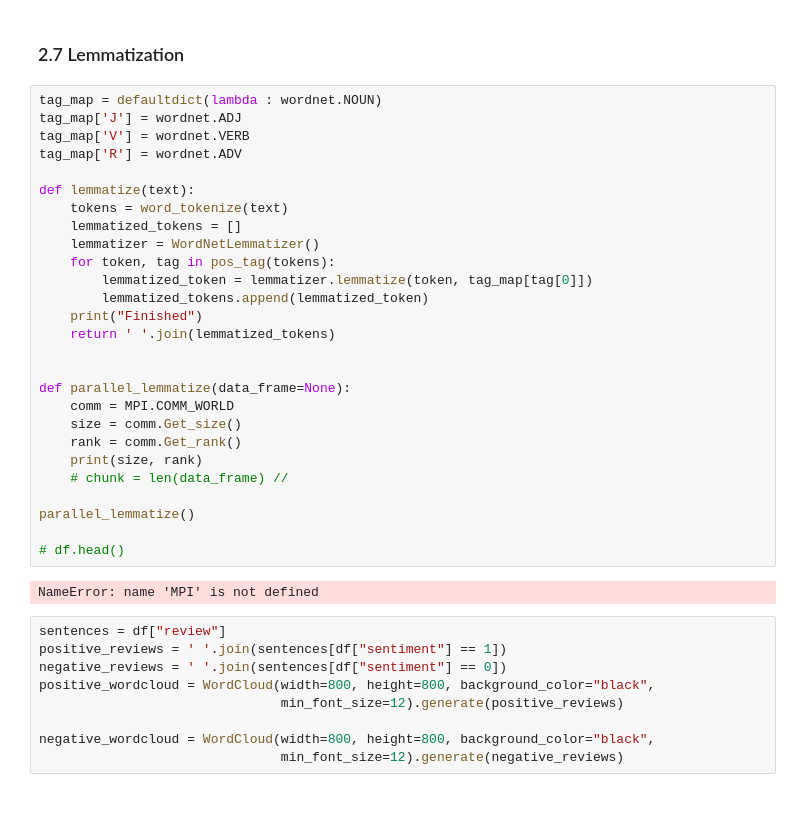
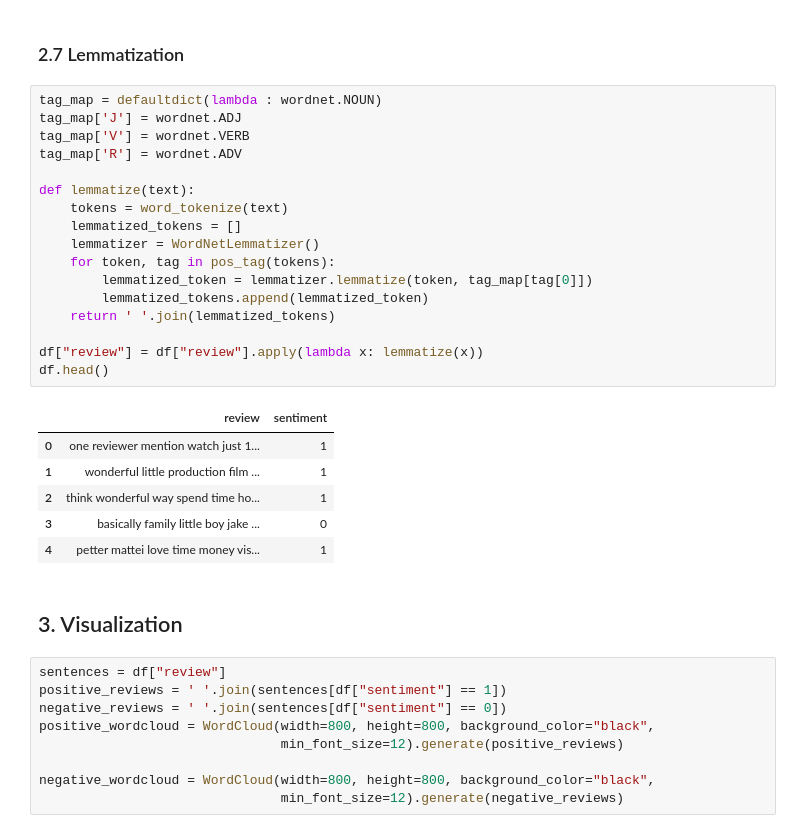
Before and after one commit to m-dziuba/NLP_imdb, a Jupyter notebook: nlp_imdb.ipynb, the cells around one changed output. Saved outputs shown, nothing was run; the diff lists cells and outputs as text; blank space fills up the shorter version.

```diff
--- a/nlp_imdb.ipynb
+++ b/nlp_imdb.ipynb
@@ -193,32 +194,29 @@ df.head()
 # %%
 tag_map = defaultdict(lambda : wordnet.NOUN)
 tag_map['J'] = wordnet.ADJ
 tag_map['V'] = wordnet.VERB
 tag_map['R'] = wordnet.ADV
 
 def lemmatize(text):
     tokens = word_tokenize(text)
     lemmatized_tokens = []
     lemmatizer = WordNetLemmatizer()
     for token, tag in pos_tag(tokens):
         lemmatized_token = lemmatizer.lemmatize(token, tag_map[tag[0]])
         lemmatized_tokens.append(lemmatized_token)
-    print("Finished")
     return ' '.join(lemmatized_tokens)
 
-
-def parallel_lemmatize(data_frame=None):
-    comm = MPI.COMM_WORLD
-    size = comm.Get_size()
-    rank = comm.Get_rank()
-    print(size, rank)
-    # chunk = len(data_frame) //
-
-parallel_lemmatize()
-
-# df.head()
+df["review"] = df["review"].apply(lambda x: lemmatize(x))
+df.head()
 # %% [output]
-NameError: name 'MPI' is not defined
+|  | review | sentiment |
+| 0 | one reviewer mention watch just 1... | 1 |
+| 1 | wonderful little production film ... | 1 |
+| 2 | think wonderful way spend time ho... | 1 |
+| 3 | basically family little boy jake ... | 0 |
+| 4 | petter mattei love time money vis... | 1 |
+# %% [markdown]
+## 3. Visualization
 # %%
 sentences = df["review"]
 positive_reviews = ' '.join(sentences[df["sentiment"] == 1])
```
Also changed, not shown: parts of 12 cells of this notebook.
